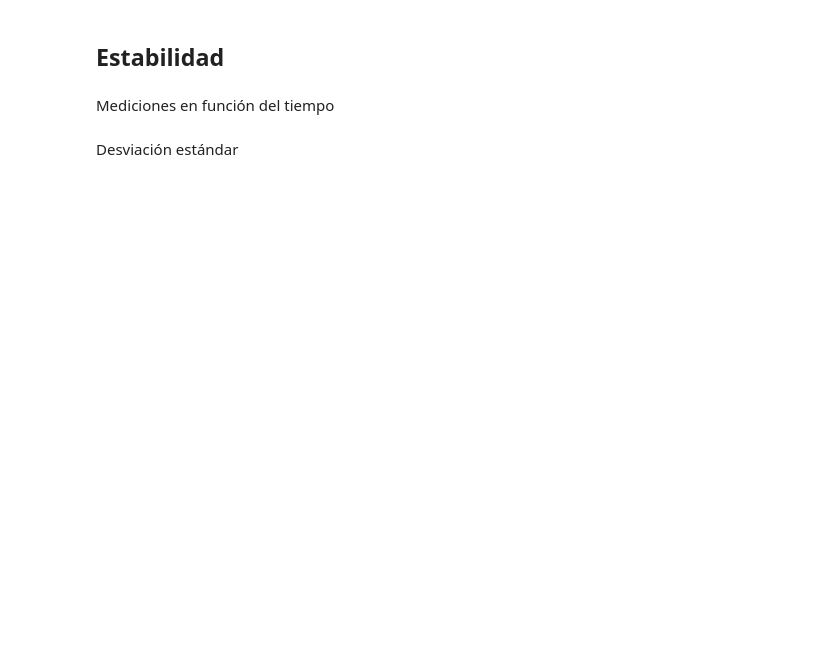
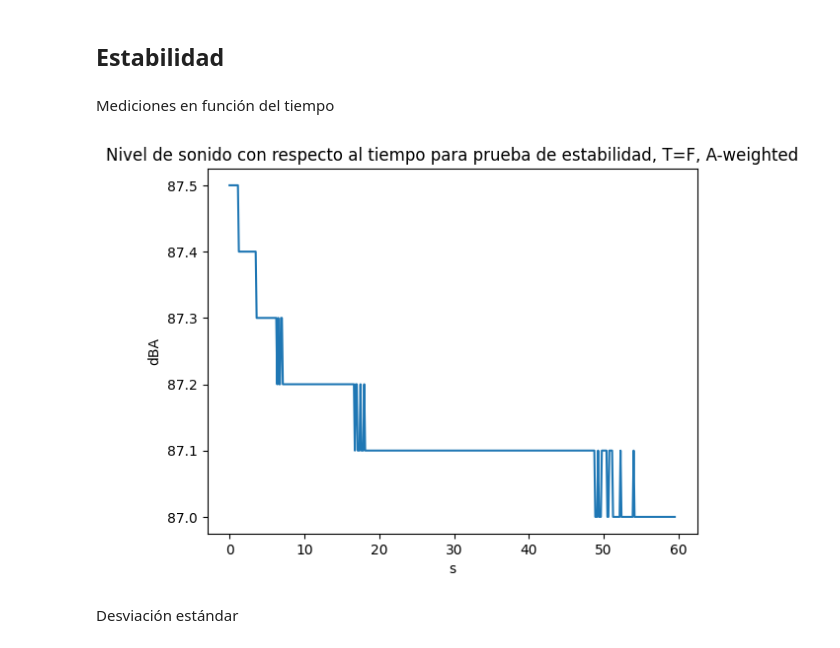
Before and after one commit to DeltaLabo/rsim, a Jupyter notebook: calibration/data-analysis/single_shot_tests.ipynb, the cells around one changed output. Drawn from its saved outputs; the diff is of its cells as text; code cells hidden in the pictures; blank space fills up the shorter version.

```diff
--- a/calibration/data-analysis/single_shot_tests.ipynb
+++ b/calibration/data-analysis/single_shot_tests.ipynb
@@ -52,7 +54,9 @@ print_ambient_results(ambient_data_S, ambient_data_S_ref, 1.0)
 # %% [markdown]
 Mediciones en función del tiempo
 # %%
-plot_time_progression(stability_data, None, "dBA", " para prueba de estabilidad, T=F, A-weighted", 0.125):
+plot_time_progression(stability_data, None, "dBA", " para prueba de estabilidad, T=F, A-weighted", 0.125)
+# %% [output]
+[figure, added]
 # %% [markdown]
 Desviación estándar
 # %%
```
Also changed, not shown: parts of 16 cells of this notebook, 5 other files.
